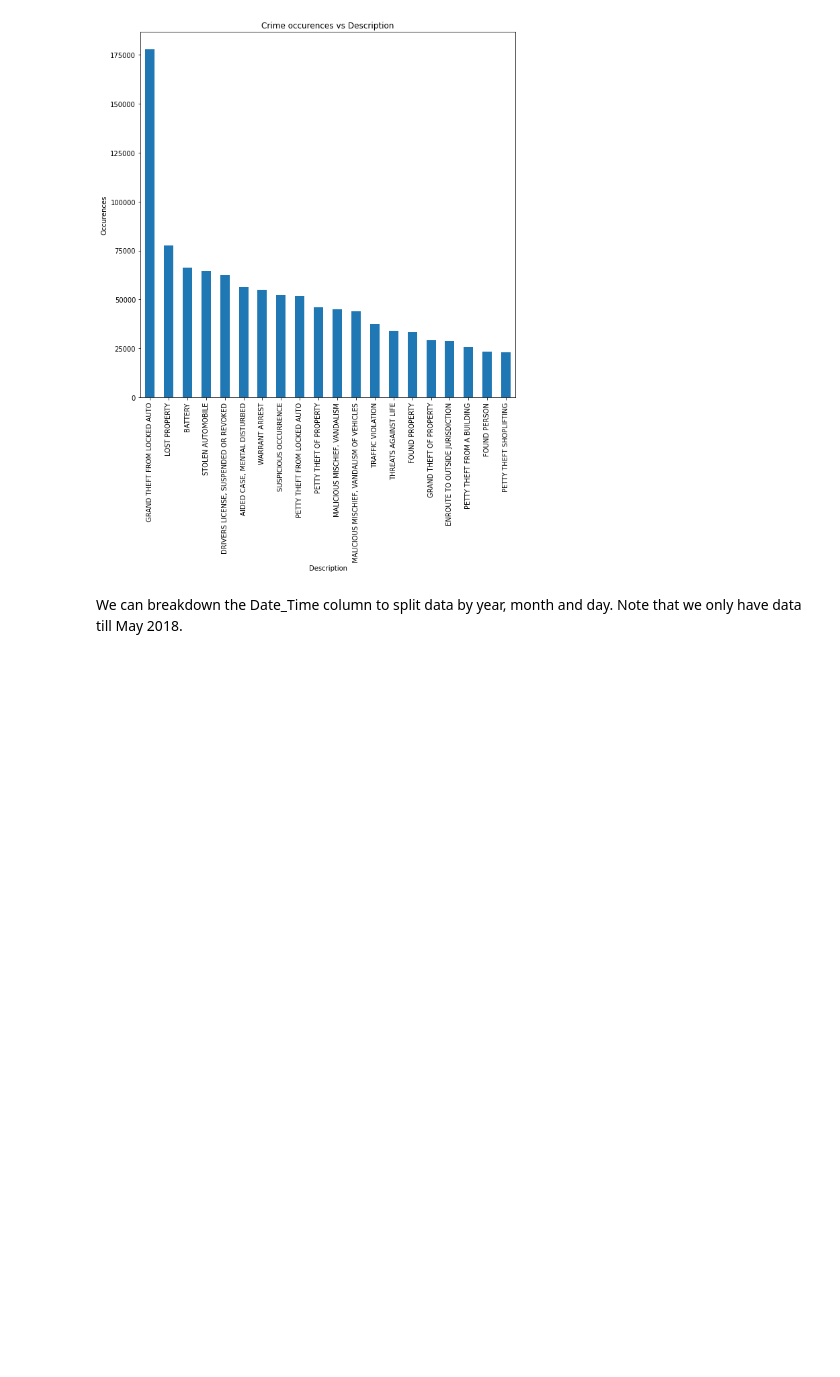
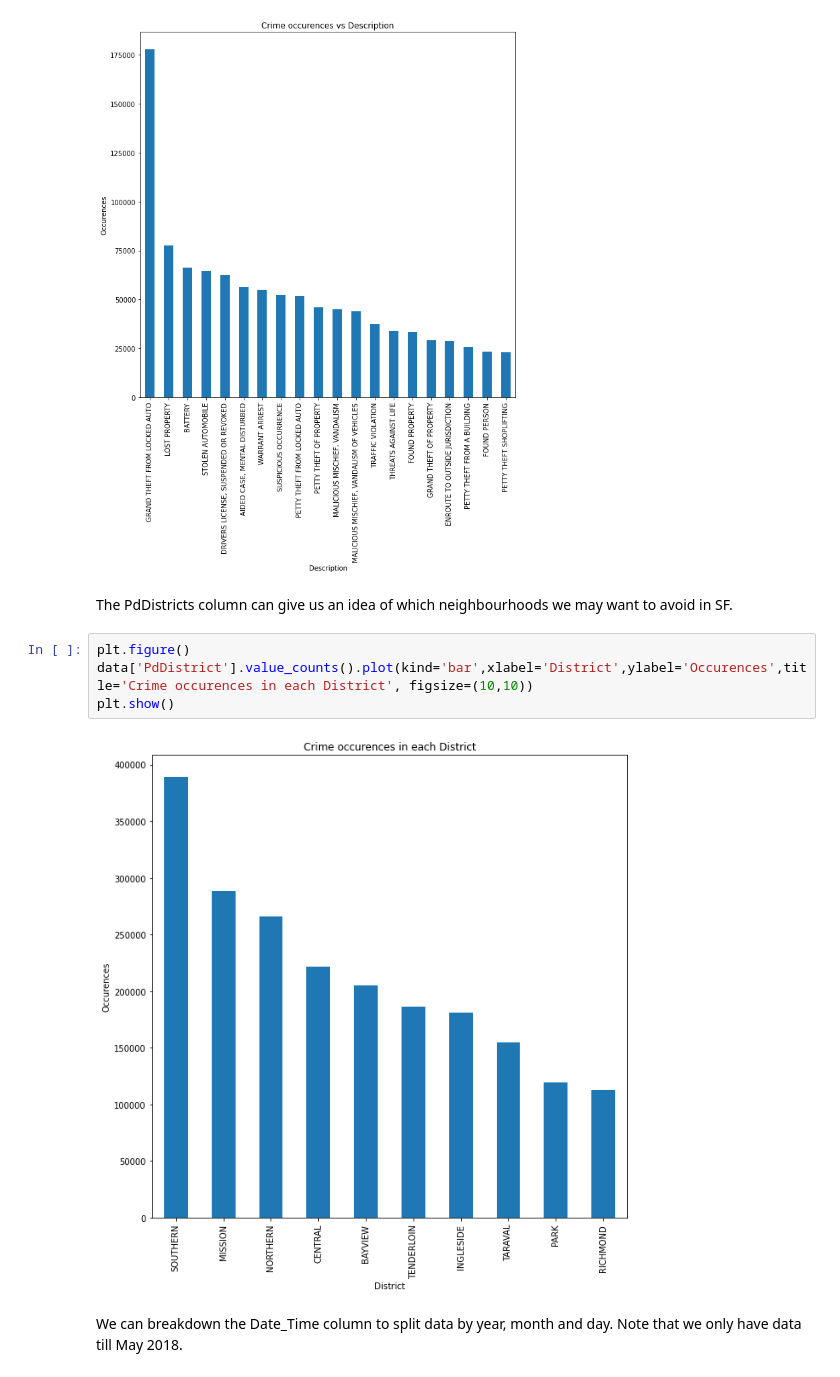
Before and after one commit to rmavlingcar/exploring-sfpd-incident-reports, a Jupyter notebook: Exploring SFPD Police Incident Report Data..ipynb, the cells around one changed output. Cells and saved outputs as stored; diff of their text form; blank space fills up the shorter version.

Commit message:
Added district info

```diff
--- a/Exploring SFPD Police Incident Report Data..ipynb
+++ b/Exploring SFPD Police Incident Report Data..ipynb
@@ -231,6 +231,14 @@ desc[:20].plot(kind='bar',xlabel='Description',ylabel='Occurences',title='Crime
 # %% [output]
 <AxesSubplot:title={'center':'Crime occurences vs Description'}, xlabel='Description', ylabel='Occurences'>
 [figure]
+# %% [markdown]
+The PdDistricts column can give us an idea of which neighbourhoods we may want to avoid in SF.
+# %%
+plt.figure()
+data['PdDistrict'].value_counts().plot(kind='bar',xlabel='District',ylabel='Occurences',title='Crime occurences in each District', figsize=(10,10))
+plt.show()
+# %% [output]
+[figure, added]
 # %% [markdown]
 We can breakdown the Date_Time column to split data by year, month and day. Note that we only have data till May 2018.
 # %%
```
